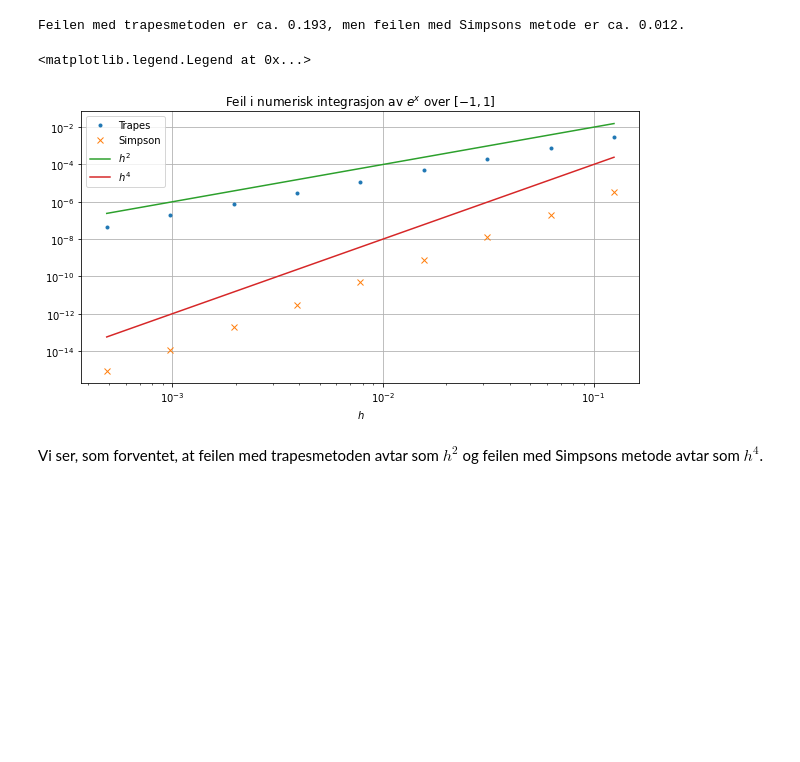
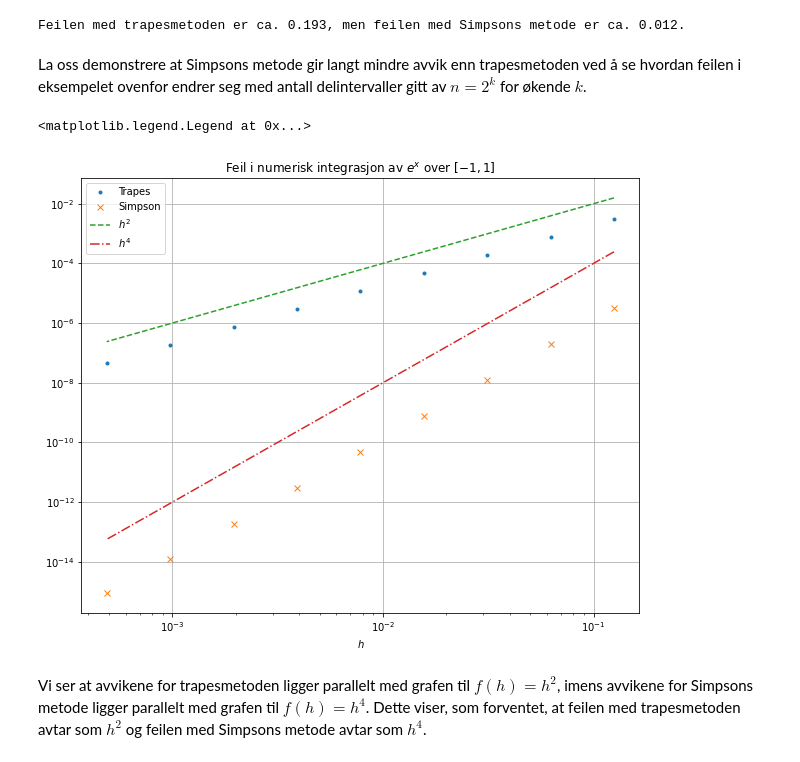
Before and after one commit to imfdrift/INGX1002H24, a Jupyter notebook: 1_diffint/1_diffint_trapesSimpson.ipynb, the cells around one changed output. Cells and saved outputs as stored; diff of their text form; code cells hidden in the pictures; blank space fills up the shorter version.

```diff
--- a/1_diffint/1_diffint_trapesSimpson.ipynb
+++ b/1_diffint/1_diffint_trapesSimpson.ipynb
@@ -73,53 +111,60 @@ errS = np.abs((4+2*np.cosh(1))/3-2*np.sinh(1))
 print('Feilen med trapesmetoden er ca. {:.3f}, men feilen med Simpsons metode er ca. {:.3f}.'.format(errT,errS))
 # %% [output]
 Feilen med trapesmetoden er ca. 0.193, men feilen med Simpsons metode er ca. 0.012.
+# %% [markdown]
+La oss demonstrere at Simpsons metode gir langt mindre avvik enn trapesmetoden ved å se hvordan feilen i eksempelet ovenfor endrer seg med antall delintervaller gitt av $n = 2^k$ for økende $k$.
 # %%
-def f2(x):
+def f(x):
     return np.exp(x)
 
-def trapezoid(f,a,b,n):
+def trapes(f,a,b,n):
     # f funksjon, intervall [a,b], n delintervaller
     h = (b-a)/n
     xk = np.linspace(a,b,n+1)
     fk = f(xk)
     return (h/2)*np.sum(fk[0:n]+fk[1:])
 
 def simpson(f,a,b,n):
     # f funksjon, intervall [a,b], n=2m delintervaller
     h = (b-a)/n
     xk = np.linspace(a,b,n+1)
     fk = f(xk)
     return (h/3)*(np.sum(fk[0:n-1:2] + fk[2:n+1:2] + 4*fk[1:n+1:2]) )
 
-pmin = 4
-pmax = 12
-N = pmax-pmin+1
+pmin = 4 # minste verdi av k
+pmax = 12 # største verdi av k
+N = pmax-pmin+1 # antall ulike k-verdier
 
-I = np.zeros([N,2])
+I = np.zeros([N,2]) # array for å lagre tilnærminger
+
 a = -1
 b = 1
-hk = np.zeros(N)
+hk = np.zeros(N) # array for å lagre de ulike steglengdene
 
 for k in range(0,N):
-    n = 2**(pmin+k)
-    hk[k] = (b-a)/n
-    I[k,0] = trapezoid(f2,a,b,n)
-    I[k,1] = simpson(f2,a,b,n)
+    n = 2**(pmin+k) # antall delintevaller
+    hk[k] = (b-a)/n # steglengde
+    I[k,0] = trapes(f,a,b,n) # tilnærming med trapesmetoden
+    I[k,1] = simpson(f,a,b,n) # tilnærming med Simpsons metode
 
 ans = 2*np.sinh(1) # korrekt verdi
 err = np.abs(I-ans) # feilen
 
-plt.figure(figsize=(10,5))
-plt.loglog(hk,err[:,0],'.')
-plt.loglog(hk,err[:,1],'x')
-plt.loglog(hk,hk**2)
-plt.loglog(hk,hk**4)
+plt.figure(figsize=(10,8))
+
+plt.loglog(hk,err[:,0],'.') # avvik for trapesmetoden
+plt.loglog(hk,err[:,1],'x') # avvik for Simpsons metode
+
+plt.loglog(hk,hk**2,'--') # referanselinje h^2
+plt.loglog(hk,hk**4,'-.') # referanselinje h^4
+
 plt.title('Feil i numerisk integrasjon av $e^x$ over $[-1,1]$')
 plt.grid(True)
 plt.xlabel('$h$')
 plt.legend(['Trapes','Simpson','$h^2$','$h^4$'])
 # %% [output]
 <matplotlib.legend.Legend at 0x...>
-[figure, old version]
+[figure, new version]
 # %% [markdown]
-Vi ser, som forventet, at feilen med trapesmetoden avtar som $h^2$ og feilen med Simpsons metode avtar som $h^4$.
+Vi ser at avvikene for trapesmetoden ligger parallelt med grafen til $f(h)=h^2$, imens avvikene for Simpsons metode ligger parallelt med grafen til $f(h)=h^4$.
+Dette viser, som forventet, at feilen med trapesmetoden avtar som $h^2$ og feilen med Simpsons metode avtar som $h^4$.
```
Also changed, not shown: parts of 4 cells of this notebook, 4 other files.
